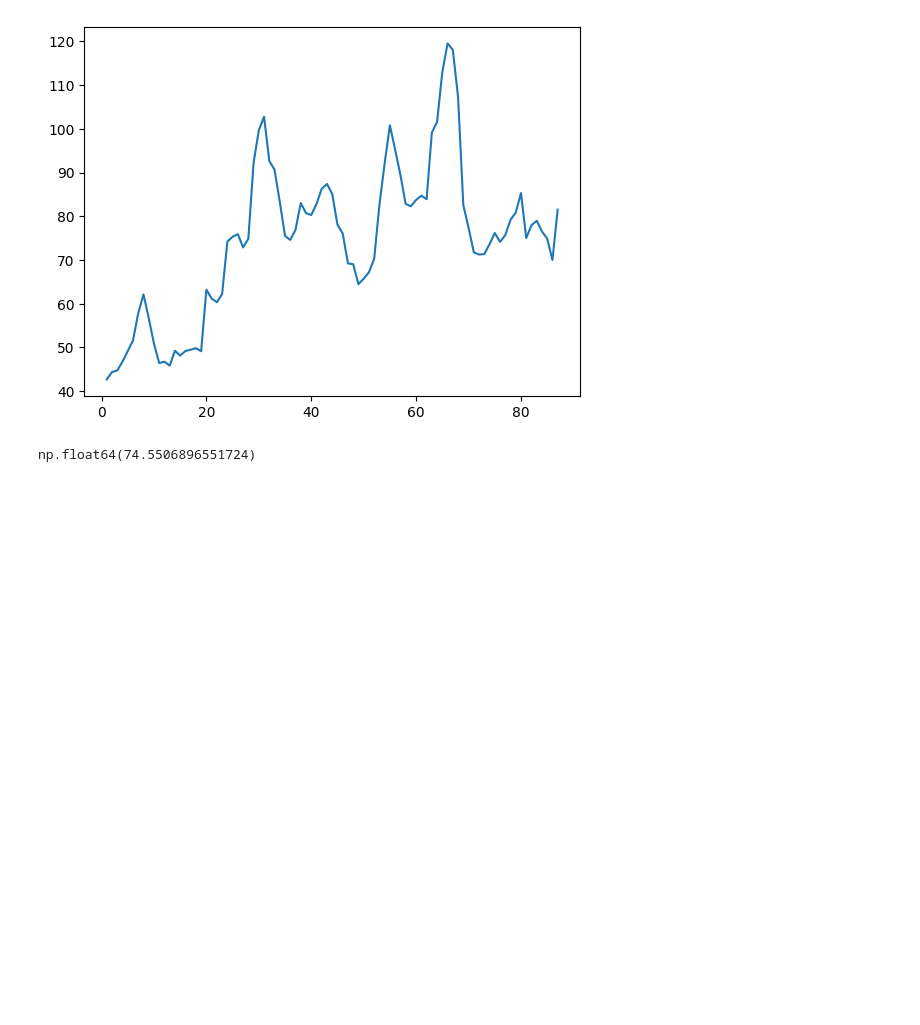
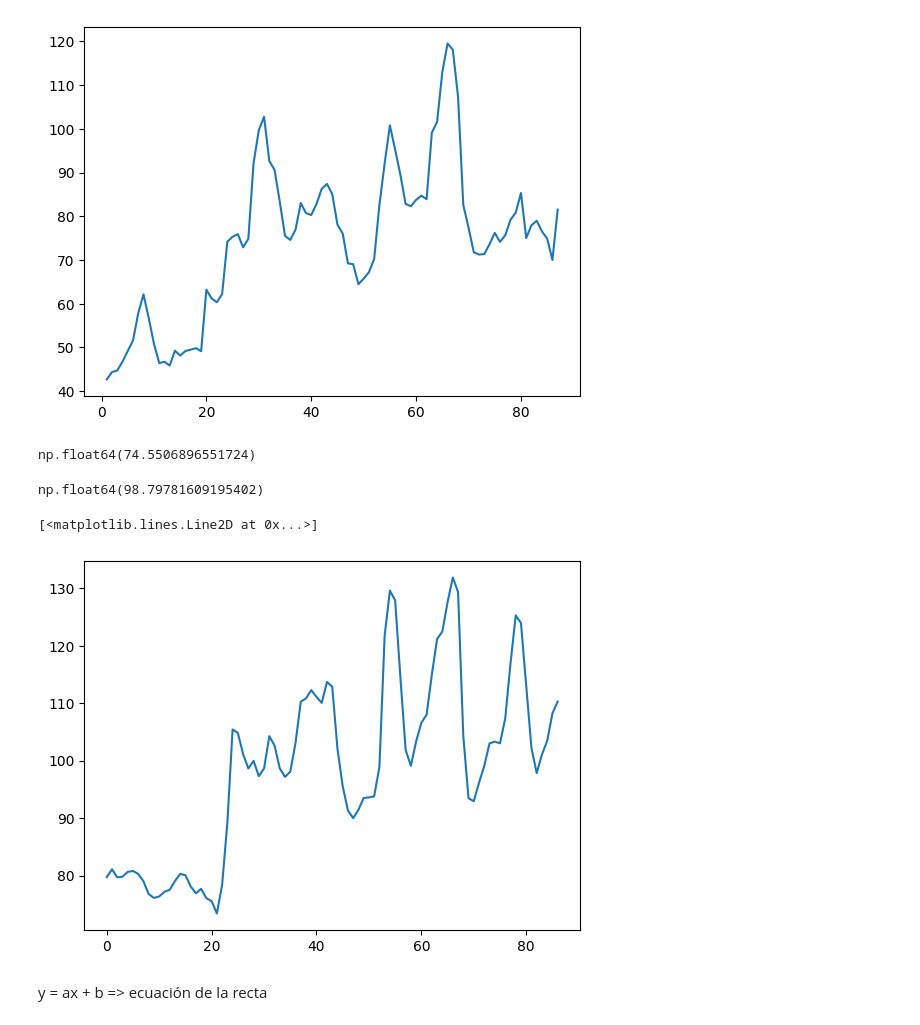
Before and after one commit to Carlos-Alberto-Antonio-G-Fuentes/Data_science_numpy, a Jupyter notebook: Alura_Numpy.ipynb, the cells around one changed output. Drawn from its saved outputs; the diff is of its cells as text; code cells hidden in the pictures; blank space fills up the shorter version.

```diff
--- a/Alura_Numpy.ipynb
+++ b/Alura_Numpy.ipynb
@@ -285,3 +285,14 @@ plt.plot(fechas,Kaliningrado)
 np.mean(Kaliningrado)
 # %% [output]
 np.float64(74.5506896551724)
+# %%
+np.mean(Moscu)
+# %% [output]
+np.float64(98.79781609195402)
+# %%
+plt.plot(Moscu)
+# %% [output]
+[<matplotlib.lines.Line2D at 0x...>]
+[figure, added]
+# %% [markdown]
+y = ax + b     => ecuación de la recta
```
Also changed, not shown: parts of 18 cells of this notebook.
